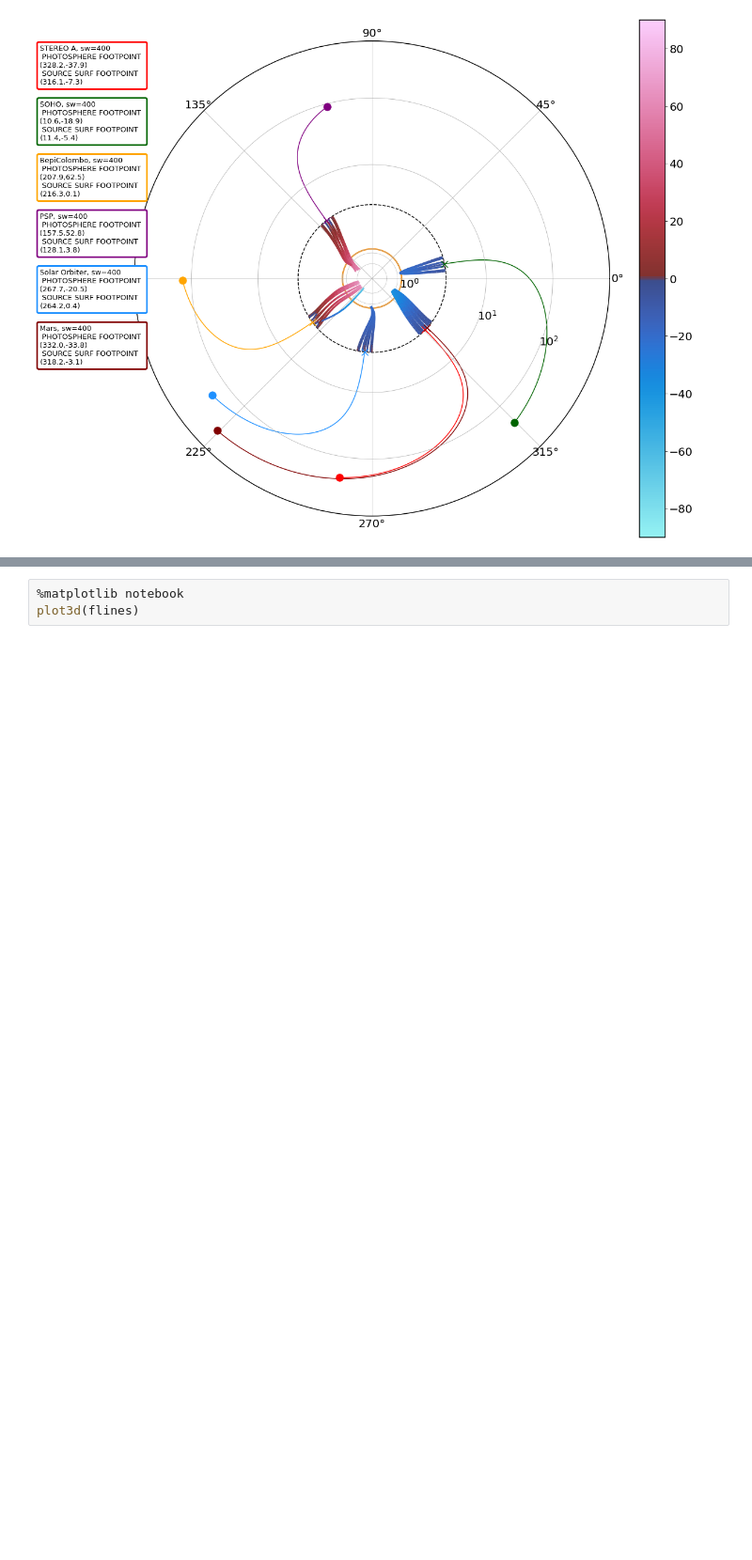
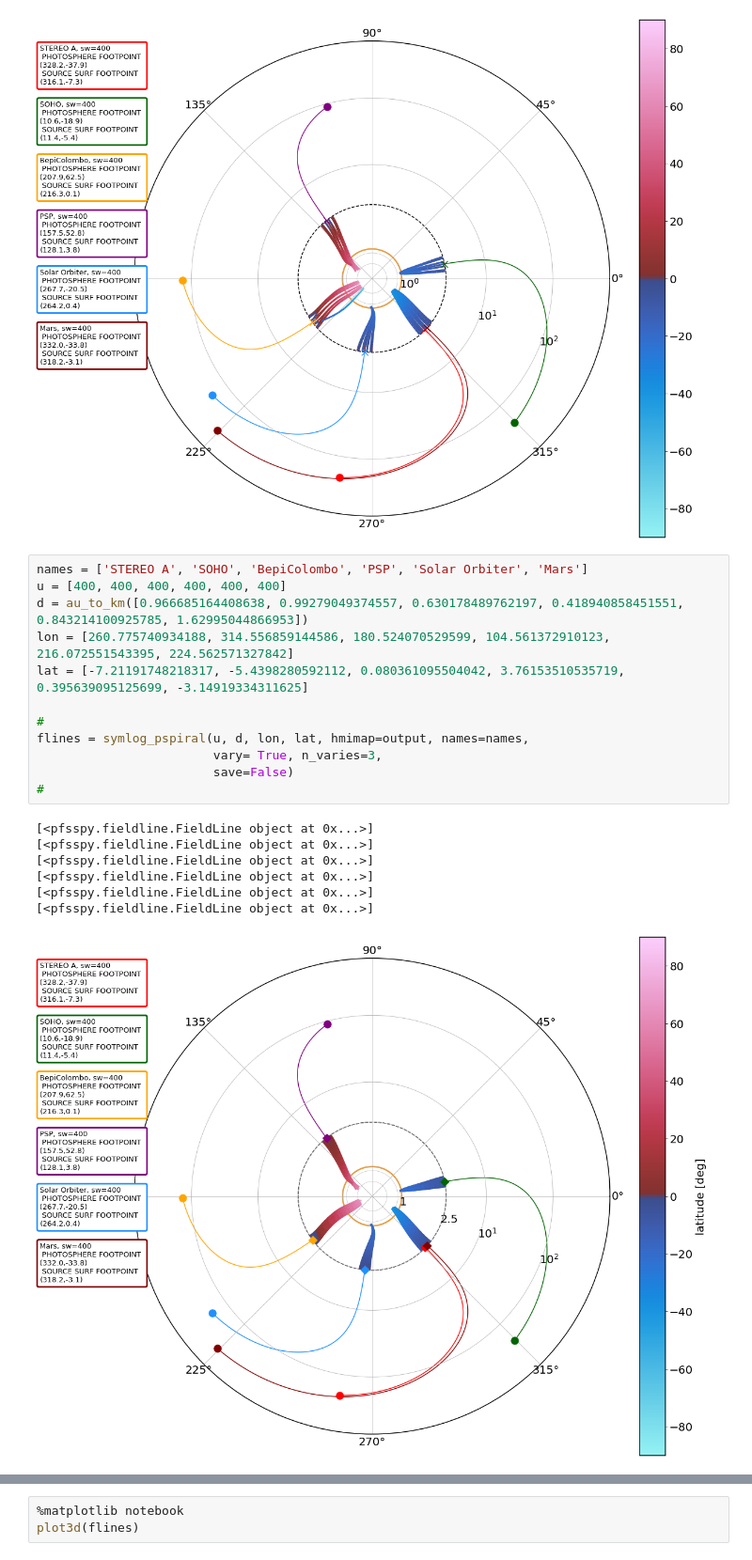
Before and after one commit to Christian-Palmroos/sub_pfss_analysis_notebook, a Jupyter notebook: pfsspy_backmap_SS_footpoint_gg.ipynb, the cells around one changed output, grey strips where cells are left out. Shown at 94% size. Saved outputs shown, nothing was run; the diff lists cells and outputs as text; blank space fills up the shorter version.

```diff
--- a/pfsspy_backmap_SS_footpoint_gg.ipynb
+++ b/pfsspy_backmap_SS_footpoint_gg.ipynb
@@ -1212,6 +1236,26 @@ flines = symlog_pspiral(u, d, lon, lat, hmimap=output, names=names,
 #
 # %% [output]
 [figure]
+# %%
+names = ['STEREO A', 'SOHO', 'BepiColombo', 'PSP', 'Solar Orbiter', 'Mars']
+u = [400, 400, 400, 400, 400, 400]
+d = au_to_km([0.966685164408638, 0.99279049374557, 0.630178489762197, 0.418940858451551, 0.843214100925785, 1.62995044866953])
+lon = [260.775740934188, 314.556859144586, 180.524070529599, 104.561372910123, 216.072551543395, 224.562571327842]
+lat = [-7.21191748218317, -5.4398280592112, 0.080361095504042, 3.76153510535719, 0.395639095125699, -3.14919334311625]
+
+#
+flines = symlog_pspiral(u, d, lon, lat, hmimap=output, names=names,
+                        vary= True, n_varies=3,
+                        save=False)
+#
+# %% [output]
+[<pfsspy.fieldline.FieldLine object at 0x...>]
+[<pfsspy.fieldline.FieldLine object at 0x...>]
+[<pfsspy.fieldline.FieldLine object at 0x...>]
+[<pfsspy.fieldline.FieldLine object at 0x...>]
+[<pfsspy.fieldline.FieldLine object at 0x...>]
+[<pfsspy.fieldline.FieldLine object at 0x...>]
+[figure, added]
 # %%
 draw_fieldlines(flines, frame='xy')
 #
```
Also changed, not shown: parts of 5 cells of this notebook.
